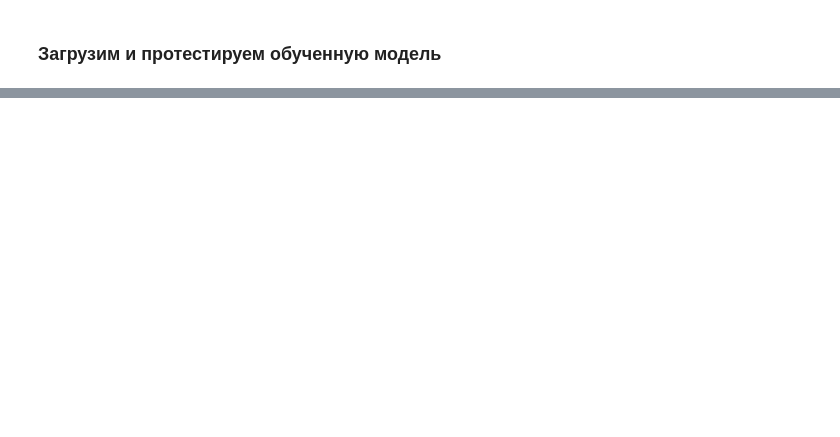
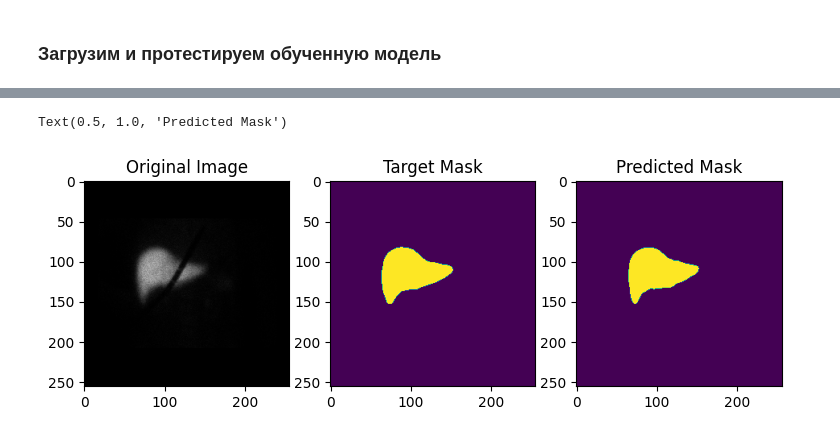
Before and after one commit to dev1cezzzzz/segmentation, a Jupyter notebook: segmentation/main.ipynb, the cells around one changed output, grey strips where cells are left out. Saved outputs shown, nothing was run; the diff lists cells and outputs as text; code cells hidden in the pictures; blank space fills up the shorter version.

```diff
--- a/segmentation/main.ipynb
+++ b/segmentation/main.ipynb
@@ -178,13 +238,16 @@ model.eval()
 # %%
-sample_idx = 0
+sample_idx = 15
 image, target = test_dataset[sample_idx]
 thresold = 0.8
 preds = F.sigmoid(model(image.unsqueeze(0).to(DEVICE))).squeeze(0)
 binary_preds = (preds > thresold)
 fig, ax = plt.subplots(1, 3, figsize=(9, 18))
 ax[0].imshow(image.numpy().transpose(1, 2, 0).astype(np.uint8))
 ax[0].set_title("Original Image")
 ax[1].imshow(target.numpy().transpose(1, 2, 0).astype(np.uint8))
 ax[1].set_title("Target Mask")
 ax[2].imshow(binary_preds.cpu().numpy()[0])
 ax[2].set_title("Predicted Mask")
+# %% [output]
+Text(0.5, 1.0, 'Predicted Mask')
+[figure, added]
```
Also changed, not shown: parts of 3 cells of this notebook, 7 other files.
